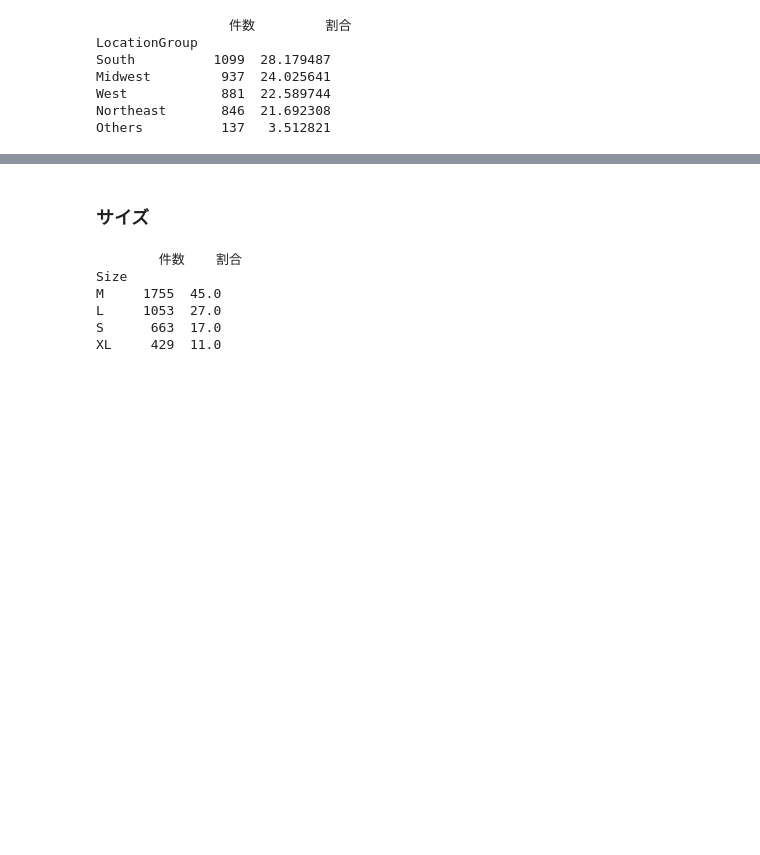
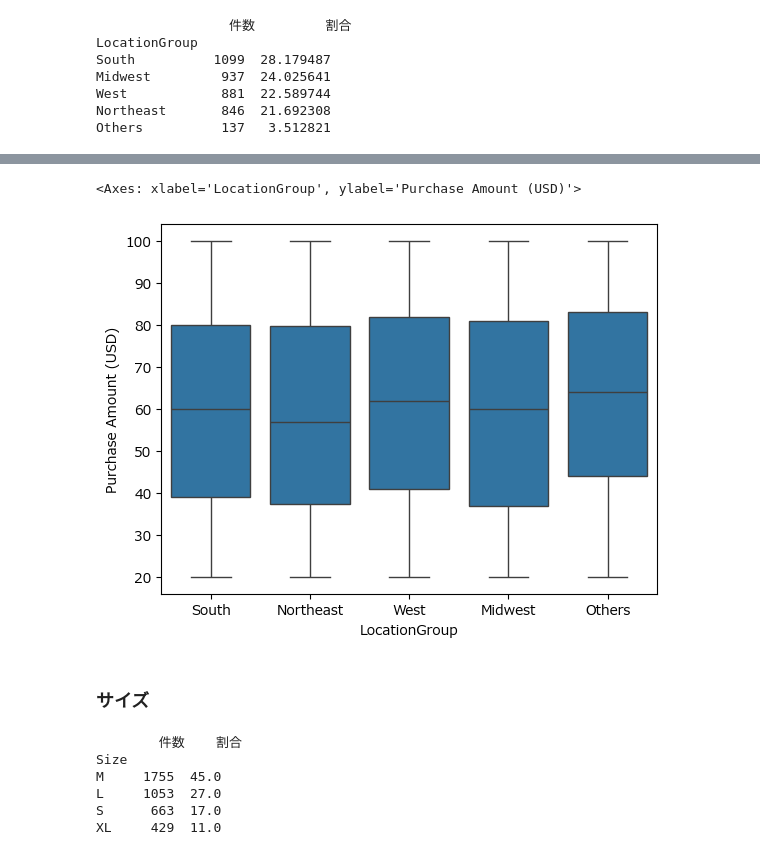
Before and after one commit to masakazu2025/kaggle-consumer-behavior-and-shopping-habits-dataset, a Jupyter notebook: shopping_behavior.ipynb, the cells around one changed output, grey strips where cells are left out. Cells and saved outputs as stored; diff of their text form; code cells hidden in the pictures; blank space fills up the shorter version.

```diff
--- a/shopping_behavior.ipynb
+++ b/shopping_behavior.ipynb
@@ -316,3 +383,8 @@ Others          137   3.512821
+# %%
+sns.boxplot(x="LocationGroup", y="Purchase Amount (USD)", data=df)
+# %% [output]
+<Axes: xlabel='LocationGroup', ylabel='Purchase Amount (USD)'>
+[figure, added]
 # %% [markdown]
 ### サイズ
 # %%
```
Also changed, not shown: parts of 50 cells of this notebook.
